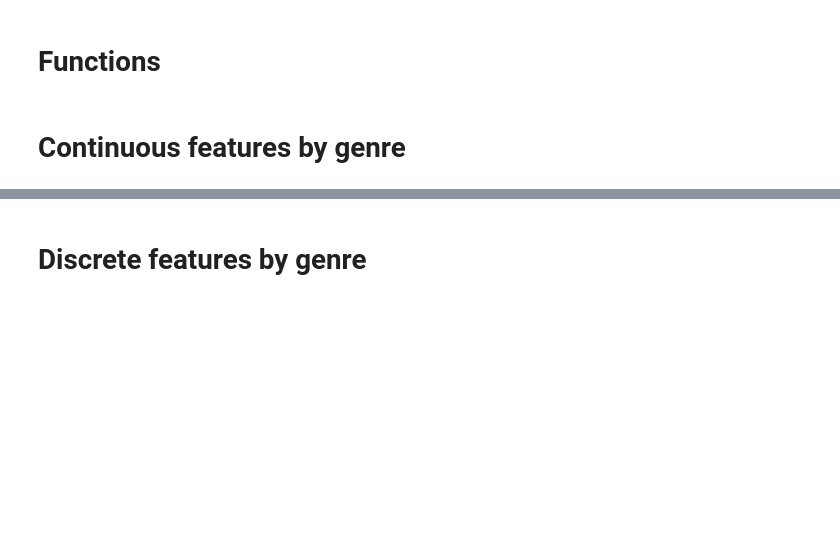
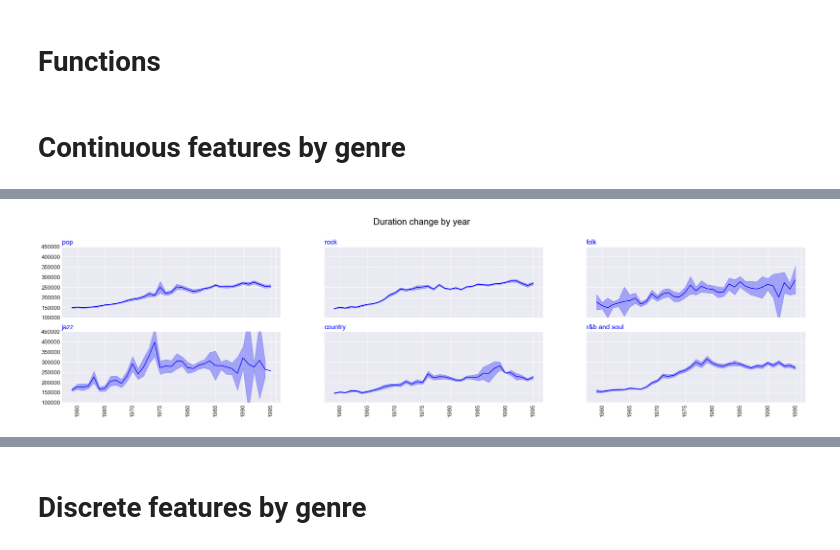
Before and after one commit to VBernasconi/digital_musicology, a Jupyter notebook: Exploratory_analysis_by_genre.ipynb, the cells around one changed output, grey strips where cells are left out. Cells and saved outputs as stored; diff of their text form; code cells hidden in the pictures; blank space fills up the shorter version.

```diff
--- a/Exploratory_analysis_by_genre.ipynb
+++ b/Exploratory_analysis_by_genre.ipynb
@@ -174,5 +174,7 @@ NameError: name 'plot_by_genre_2' is not defined
 # %%
 df_ = make_dataframe_per_genre('duration_ms')
-plot_by_genre_2(df_, 'Duration', 100000, 450000, 'duration_by_genre.png')
+plot_by_genre(df_, 'Duration', 100000, 450000, 'duration_by_genre.png')
+# %% [output]
+[figure, added]
 # %%
 df_ = make_dataframe_per_genre('tempo')
```
Also changed, not shown: parts of 11 cells of this notebook, 1 other file.
